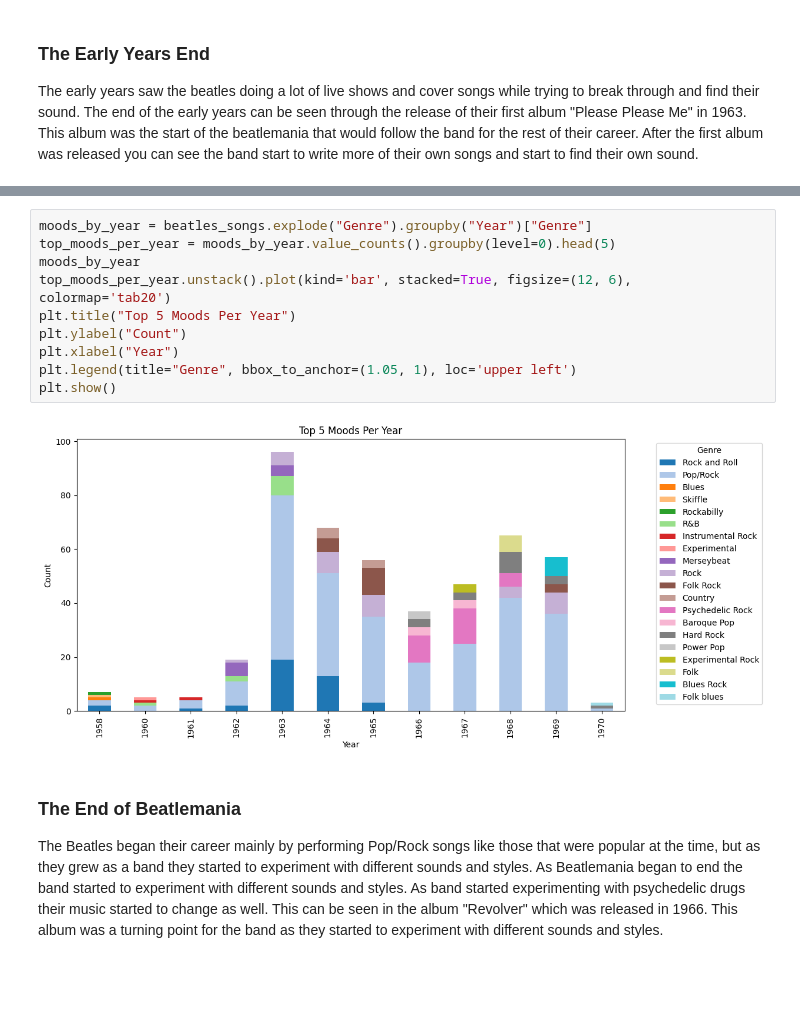
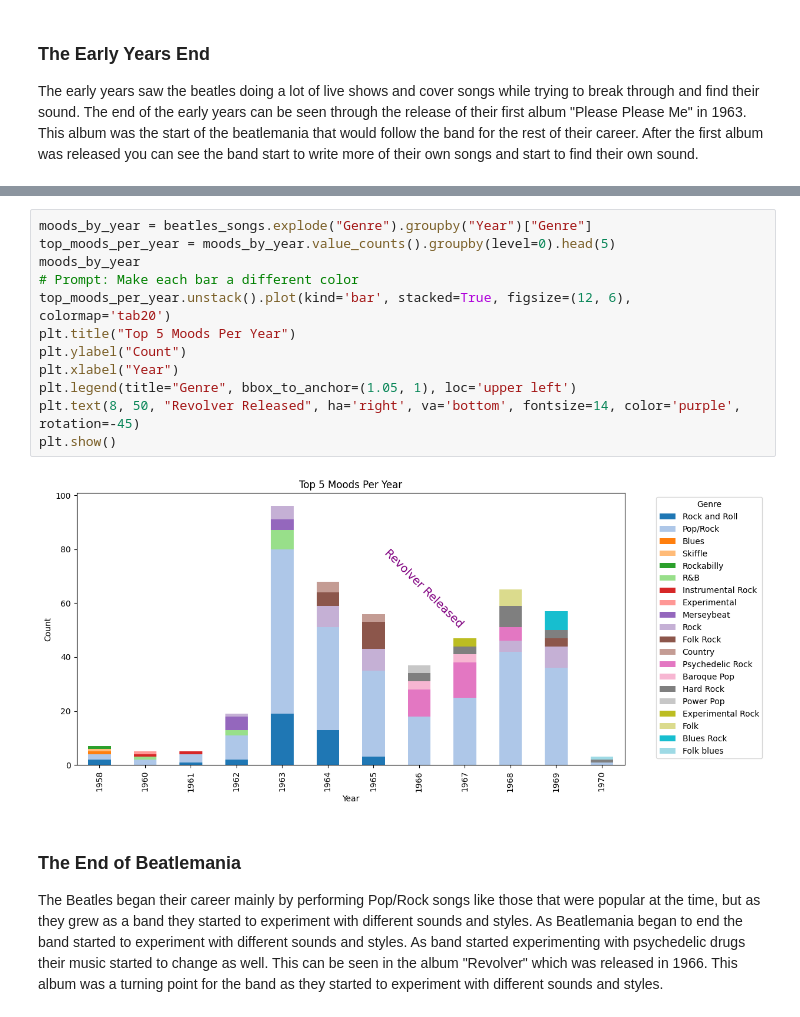
Before and after one commit to BenJenkyn/beatles-through-data, a Jupyter notebook: assignment1.ipynb, the cells around one changed output, grey strips where cells are left out. Cells and saved outputs as stored; diff of their text form; blank space fills up the shorter version.

```diff
--- a/assignment1.ipynb
+++ b/assignment1.ipynb
@@ -89,15 +89,17 @@ The early years saw the beatles doing a lot of live shows and cover songs while
 # %%
 moods_by_year = beatles_songs.explode("Genre").groupby("Year")["Genre"]
 top_moods_per_year = moods_by_year.value_counts().groupby(level=0).head(5)
 moods_by_year
+# Prompt: Make each bar a different color
 top_moods_per_year.unstack().plot(kind='bar', stacked=True, figsize=(12, 6), colormap='tab20')
 plt.title("Top 5 Moods Per Year")
 plt.ylabel("Count")
 plt.xlabel("Year")
 plt.legend(title="Genre", bbox_to_anchor=(1.05, 1), loc='upper left')
+plt.text(8, 50, "Revolver Released", ha='right', va='bottom', fontsize=14, color='purple', rotation=-45)
 plt.show()
 # %% [output]
-[figure, old version]
+[figure, new version]
 # %% [markdown]
 ### The End of Beatlemania
 The Beatles began their career mainly by performing Pop/Rock songs like those that were popular at the time, but as they grew as a band they started to experiment with different sounds and styles. As Beatlemania began to end the band started to experiment with different sounds and styles. As band started experimenting with psychedelic drugs their music started to change as well. This can be seen in the album "Revolver" which was released in 1966. This album was a turning point for the band as they started to experiment with different sounds and styles.
```
Also changed, not shown: parts of 1 cell of this notebook.
